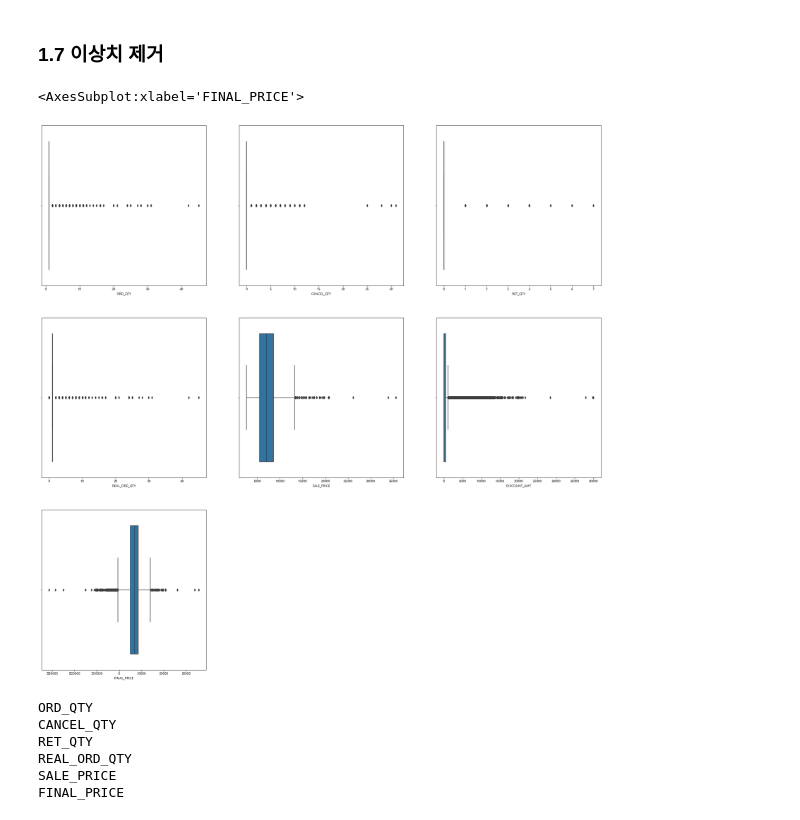
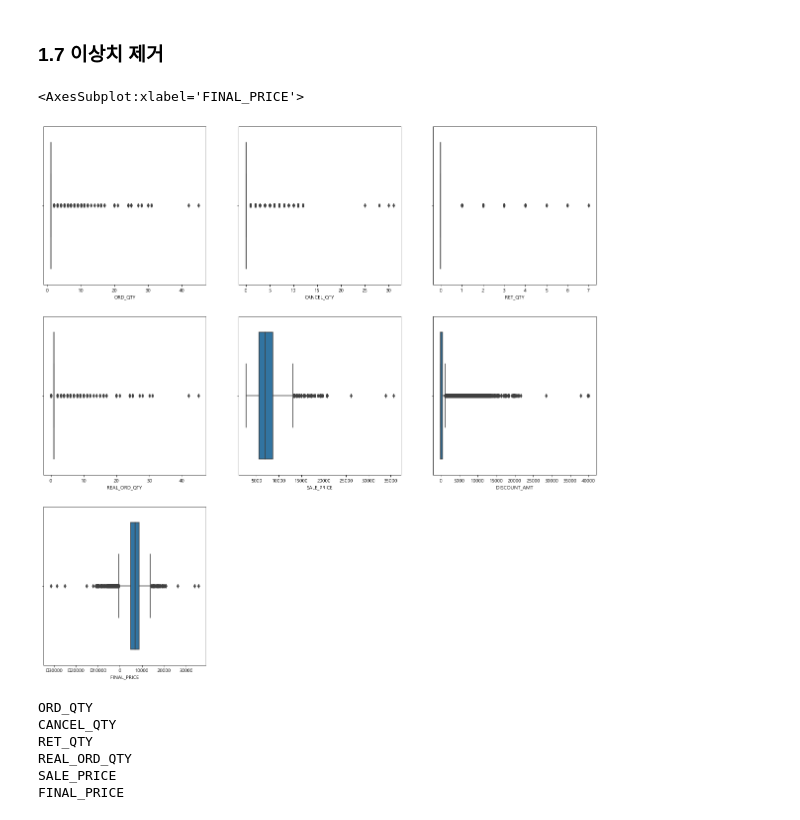
Before and after one commit to olsunghyun0416/Dongwon_Project, a Jupyter notebook: 더반찬_예측과제.ipynb, the cells around one changed output. Cells and saved outputs as stored; diff of their text form; code cells hidden in the pictures.

```diff
--- a/더반찬_예측과제.ipynb
+++ b/더반찬_예측과제.ipynb
@@ -223,30 +223,30 @@ copy_data.head()
 # %% [markdown]
 ### 1.7 이상치 제거
 # %%
-plt.figure(figsize=(30,30))
+plt.figure(figsize=(20,20))
 plt.subplot(3,3,1)
 sns.boxplot(x='ORD_QTY',  orient = "v", data=copy_data)
 
 plt.subplot(3,3,2)
 sns.boxplot(x='CANCEL_QTY', orient = "v", data=copy_data)
 
 plt.subplot(3,3,3)
 sns.boxplot(x='RET_QTY', orient = "v", data=copy_data)
 
 plt.subplot(3,3,4)
 sns.boxplot(x='REAL_ORD_QTY', orient = "v", data=copy_data)
 
 plt.subplot(3,3,5)
 sns.boxplot(x='SALE_PRICE', orient = "v", data=copy_data)
 
 plt.subplot(3,3,6)
 sns.boxplot(x='DISCOUNT_AMT', orient = "v", data=copy_data)
 
 plt.subplot(3,3,7)
 sns.boxplot(x='FINAL_PRICE', orient = "v", data=copy_data)
 # %% [output]
 <AxesSubplot:xlabel='FINAL_PRICE'>
-[figure, old version]
+[figure, new version]
 # %%
 def outlier(df,col):
     q1 = df[col].quantile(0.25)
```
Also changed, not shown: parts of 13 cells of this notebook, 3 other files.
